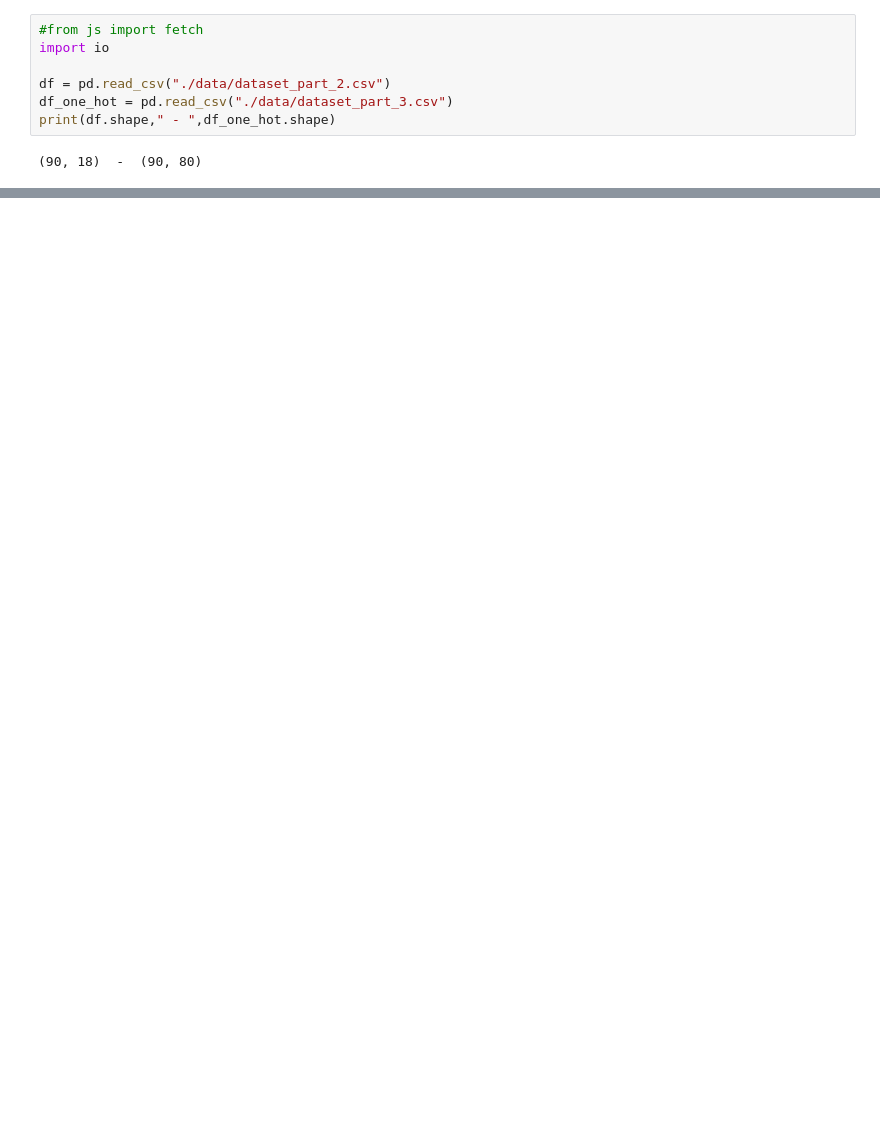
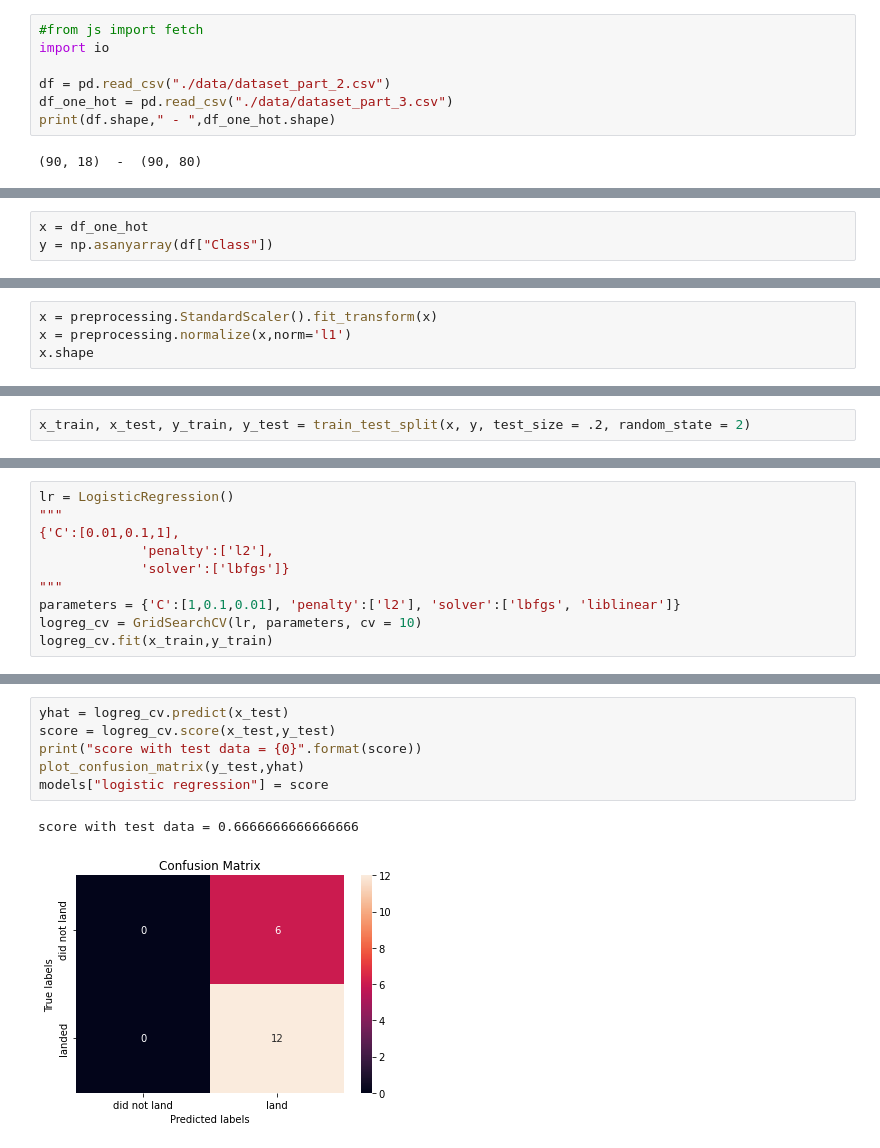
Before and after one commit to deivithamaya/space_Y, a Jupyter notebook: jupyter_notebooks/spacex_machine_learning.ipynb, the cells around one changed output, grey strips where cells are left out. Cells and saved outputs as stored; diff of their text form; blank space fills up the shorter version.

```diff
--- a/jupyter_notebooks/spacex_machine_learning.ipynb
+++ b/jupyter_notebooks/spacex_machine_learning.ipynb
@@ -41,0 +81,3 @@ print(df.shape," - ",df_one_hot.shape)
+# %%
+x = df_one_hot
+y = np.asanyarray(df["Class"])
@@ -41,0 +86,4 @@ print(df.shape," - ",df_one_hot.shape)
+# %%
+x = preprocessing.StandardScaler().fit_transform(x)
+x = preprocessing.normalize(x,norm='l1')
+x.shape
@@ -41,0 +94,2 @@ print(df.shape," - ",df_one_hot.shape)
+# %%
+x_train, x_test, y_train, y_test = train_test_split(x, y, test_size = .2, random_state = 2)
@@ -41,0 +98,10 @@ print(df.shape," - ",df_one_hot.shape)
+# %%
+lr = LogisticRegression()
+"""
+{'C':[0.01,0.1,1],
+             'penalty':['l2'],
+             'solver':['lbfgs']}
+"""
+parameters = {'C':[1,0.1,0.01], 'penalty':['l2'], 'solver':['lbfgs', 'liblinear']}
+logreg_cv = GridSearchCV(lr, parameters, cv = 10)
+logreg_cv.fit(x_train,y_train)
@@ -41,0 +120,9 @@ print(df.shape," - ",df_one_hot.shape)
+# %%
+yhat = logreg_cv.predict(x_test)
+score = logreg_cv.score(x_test,y_test)
+print("score with test data = {0}".format(score))
+plot_confusion_matrix(y_test,yhat)
+models["logistic regression"] = score
+# %% [output]
+score with test data = 0.6666666666666666
+[figure, added]
```
Also changed, not shown: parts of 27 cells of this notebook.
